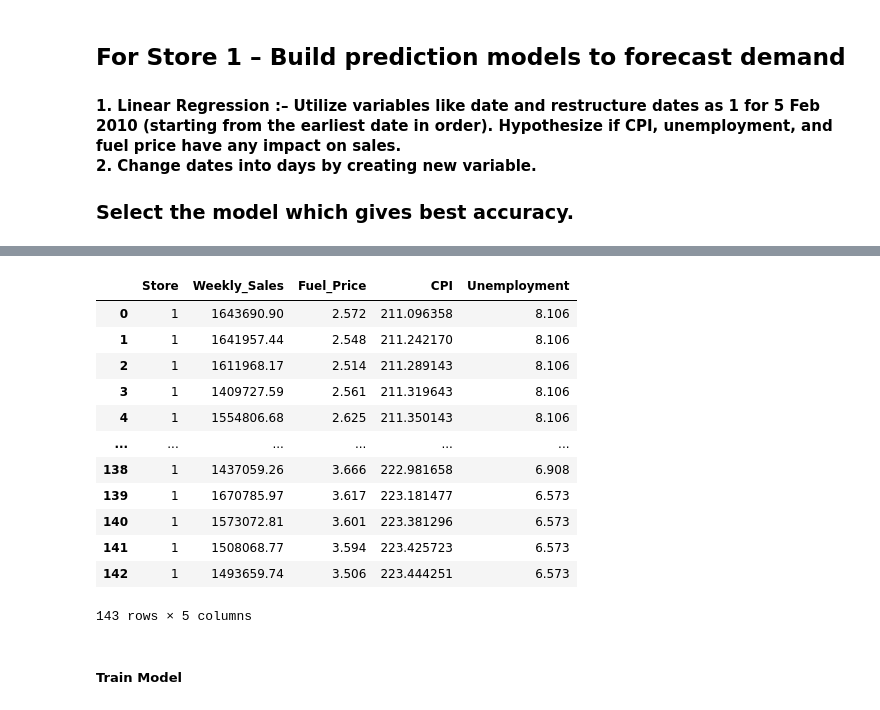
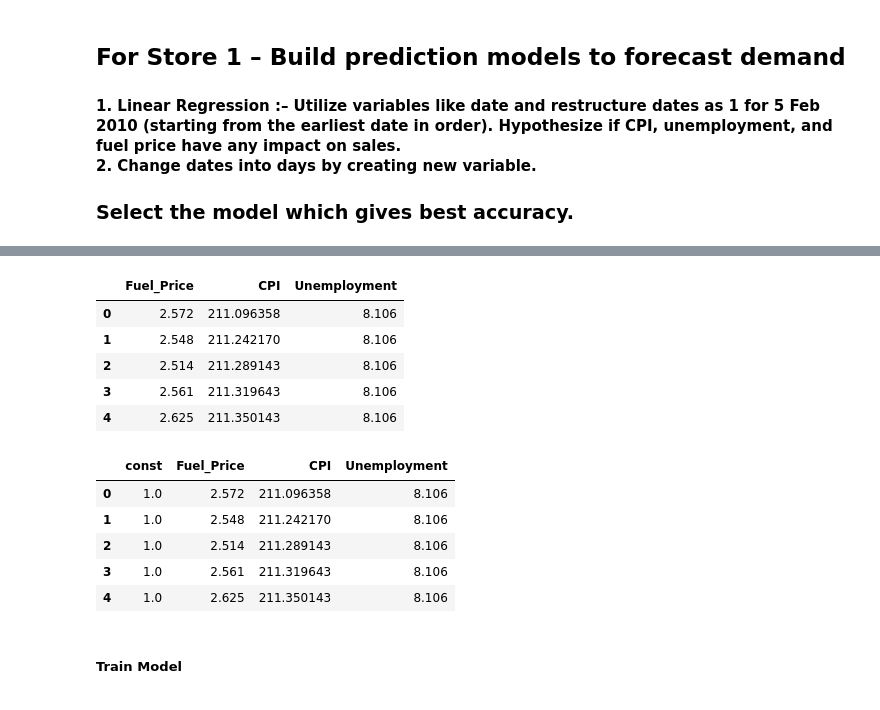
Before and after one commit to swarup4/Retail-Analysis-with-Walmart-Data, a Jupyter notebook: Walmart.ipynb, the cells around one changed output, grey strips where cells are left out. Drawn from its saved outputs; the diff is of its cells as text; code cells hidden in the pictures.

```diff
--- a/Walmart.ipynb
+++ b/Walmart.ipynb
@@ -167,22 +152,26 @@ print(store1)
+# %%
+x_data = store1.drop(['Store', 'Weekly_Sales'], axis=1)
+# store1
+x_data.head()
+# %% [output]
+|  | Fuel_Price | CPI | Unemployment |
+| 0 | 2.572 | 211.096358 | 8.106 |
+| 1 | 2.548 | 211.242170 | 8.106 |
+| 2 | 2.514 | 211.289143 | 8.106 |
+| 3 | 2.561 | 211.319643 | 8.106 |
+| 4 | 2.625 | 211.350143 | 8.106 |
 # %%
 import statsmodels.api as sm
-X = sm.add_constant(store1)
+X = sm.add_constant(x_data)
 # %%
-X
+X.head()
 # %% [output]
-|  | Store | Weekly_Sales | Fuel_Price | CPI | Unemployment |
-| 0 | 1 | 1643690.90 | 2.572 | 211.096358 | 8.106 |
-| 1 | 1 | 1641957.44 | 2.548 | 211.242170 | 8.106 |
-| 2 | 1 | 1611968.17 | 2.514 | 211.289143 | 8.106 |
-| 3 | 1 | 1409727.59 | 2.561 | 211.319643 | 8.106 |
-| 4 | 1 | 1554806.68 | 2.625 | 211.350143 | 8.106 |
-| ... | ... | ... | ... | ... | ... |
-| 138 | 1 | 1437059.26 | 3.666 | 222.981658 | 6.908 |
-| 139 | 1 | 1670785.97 | 3.617 | 223.181477 | 6.573 |
-| 140 | 1 | 1573072.81 | 3.601 | 223.381296 | 6.573 |
-| 141 | 1 | 1508068.77 | 3.594 | 223.425723 | 6.573 |
-| 142 | 1 | 1493659.74 | 3.506 | 223.444251 | 6.573 |
+|  | const | Fuel_Price | CPI | Unemployment |
+| 0 | 1.0 | 2.572 | 211.096358 | 8.106 |
+| 1 | 1.0 | 2.548 | 211.242170 | 8.106 |
+| 2 | 1.0 | 2.514 | 211.289143 | 8.106 |
+| 3 | 1.0 | 2.561 | 211.319643 | 8.106 |
+| 4 | 1.0 | 2.625 | 211.350143 | 8.106 |
-143 rows × 5 columns
 # %% [markdown]
 ##### Train Model
 # %%
```
Also changed, not shown: parts of 15 cells of this notebook.
